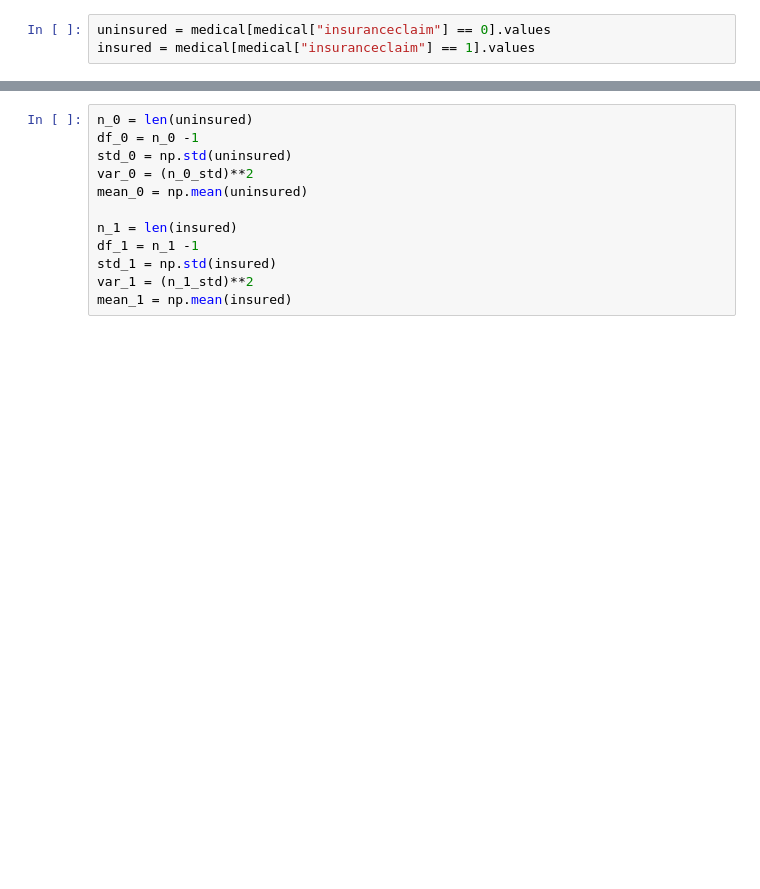
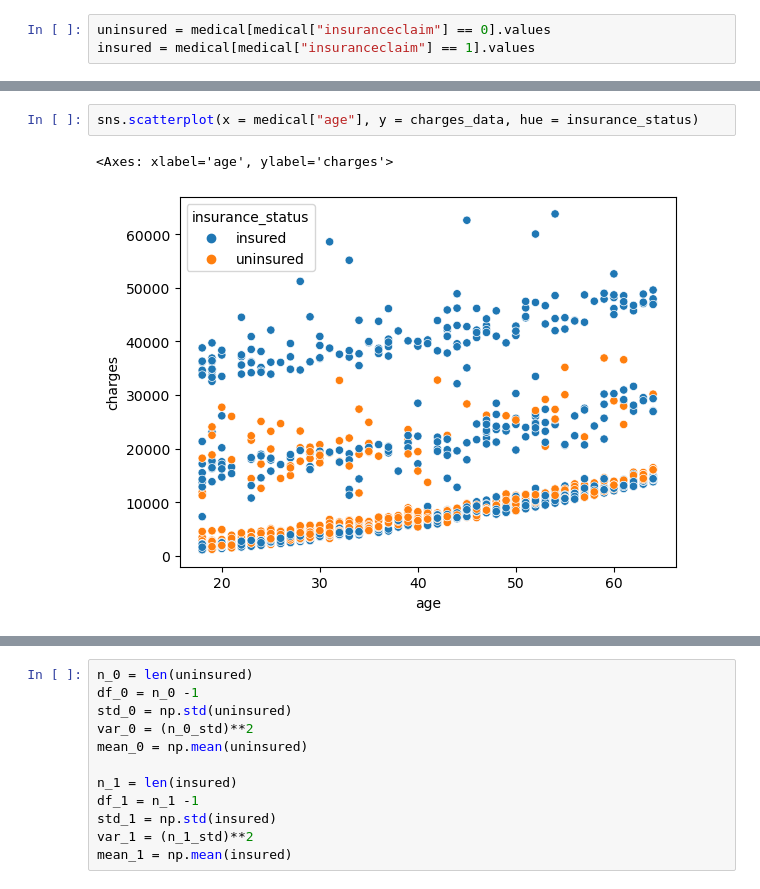
Before and after one commit to amoutafian/frequentist_case_study, a Jupyter notebook: Frequentist Inference Case Study - Part B (2).ipynb, the cells around one changed output, grey strips where cells are left out. Drawn from its saved outputs; the diff is of its cells as text; blank space fills up the shorter version.

```diff
--- a/Frequentist Inference Case Study - Part B (2).ipynb
+++ b/Frequentist Inference Case Study - Part B (2).ipynb
@@ -134,0 +145,5 @@ insured = medical[medical["insuranceclaim"] == 1].values
+# %%
+sns.scatterplot(x = medical["age"], y = charges_data, hue = insurance_status)
+# %% [output]
+<Axes: xlabel='age', ylabel='charges'>
+[figure, added]
```
Also changed, not shown: parts of 4 cells of this notebook.
